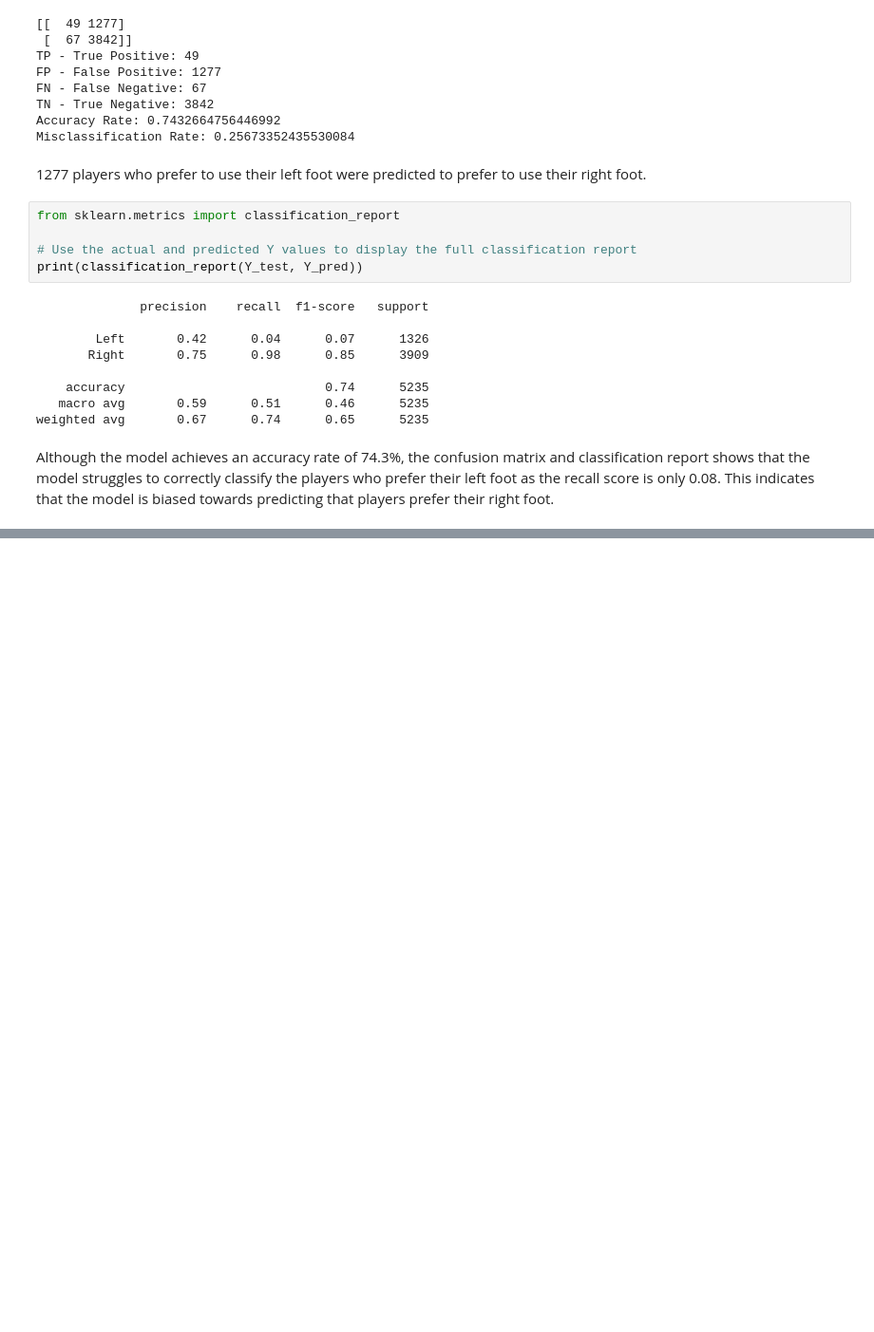
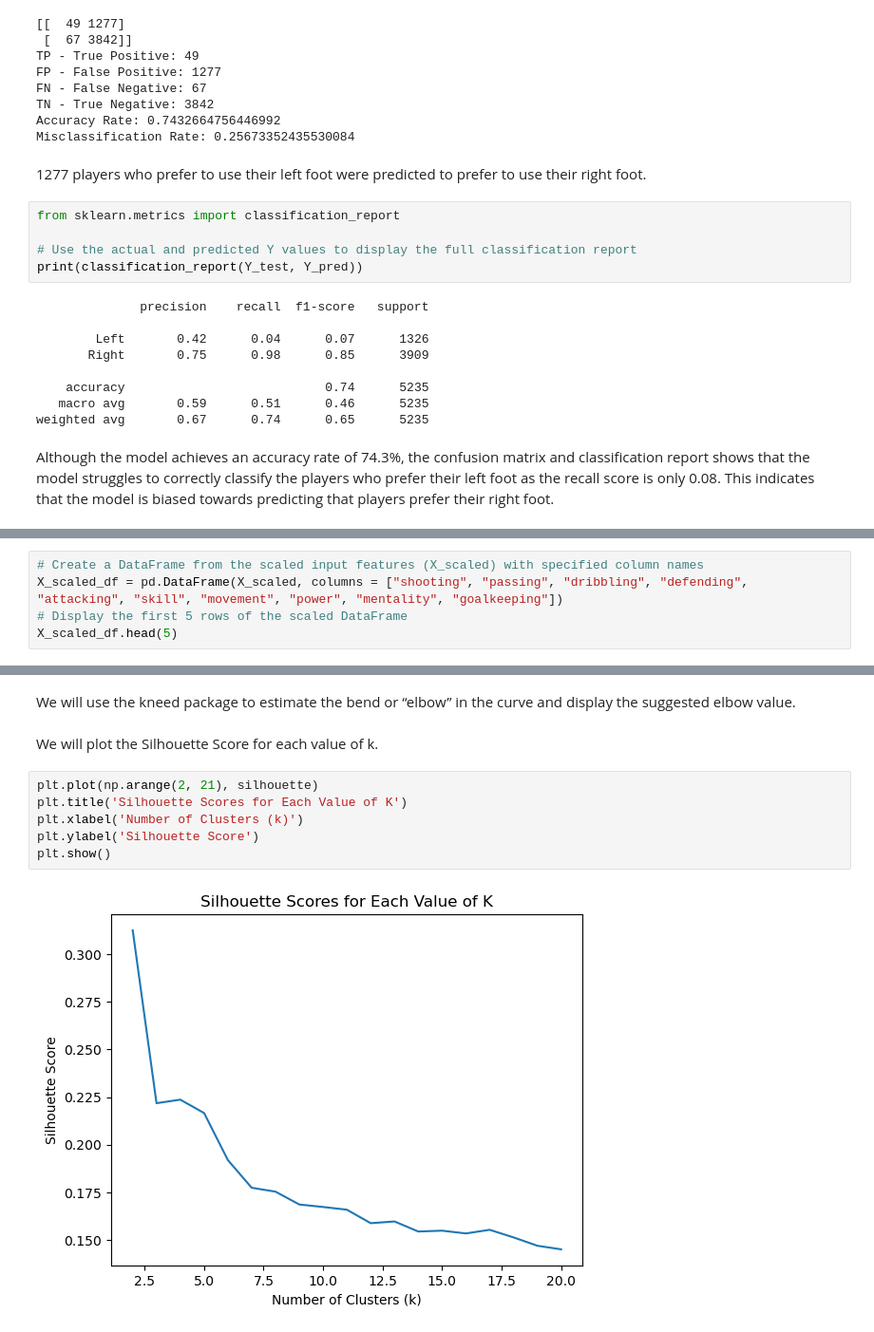
Before and after one commit to asapmansheel/FIFA-2022-Data-Analysis, a Jupyter notebook: fifa-2022-player-data-analysis.ipynb, the cells around one changed output, grey strips where cells are left out. Shown at 95% size. Cells and saved outputs as stored; diff of their text form; blank space fills up the shorter version.

```diff
--- a/fifa-2022-player-data-analysis.ipynb
+++ b/fifa-2022-player-data-analysis.ipynb
@@ -341,0 +350,5 @@ Although the model achieves an accuracy rate of 74.3%, the confusion matrix and
+# %%
+# Create a DataFrame from the scaled input features (X_scaled) with specified column names
+X_scaled_df = pd.DataFrame(X_scaled, columns = ["shooting", "passing", "dribbling", "defending", "attacking", "skill", "movement", "power", "mentality", "goalkeeping"])
+# Display the first 5 rows of the scaled DataFrame
+X_scaled_df.head(5)
@@ -341,0 +422,12 @@ Although the model achieves an accuracy rate of 74.3%, the confusion matrix and
+# %% [markdown]
+We will use the kneed package to estimate the bend or “elbow” in the curve and display the suggested elbow value.
+# %% [markdown]
+We will plot the Silhouette Score for each value of k.
+# %%
+plt.plot(np.arange(2, 21), silhouette)
+plt.title('Silhouette Scores for Each Value of K')
+plt.xlabel('Number of Clusters (k)')
+plt.ylabel('Silhouette Score')
+plt.show()
+# %% [output]
+[figure, added]
```
Also changed, not shown: parts of 15 cells of this notebook.
